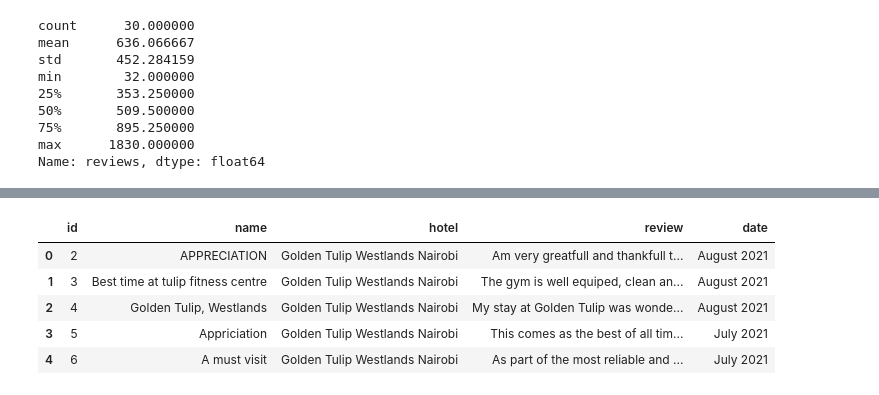
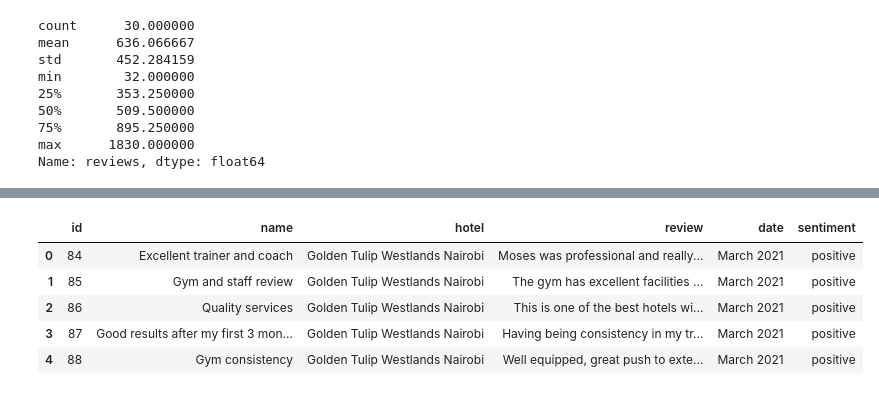
Before and after one commit to BonfaceThaa/hotels_classifier, a Jupyter notebook: notebooks/hotels-reviews-exploratory-data-analysis.ipynb, the cells around one changed output, grey strips where cells are left out. Saved outputs shown, nothing was run; the diff lists cells and outputs as text; code cells hidden in the pictures.

```diff
--- a/notebooks/hotels-reviews-exploratory-data-analysis.ipynb
+++ b/notebooks/hotels-reviews-exploratory-data-analysis.ipynb
@@ -59,13 +64,13 @@ Name: reviews, dtype: float64
 # %%
-reviews = pd.read_csv('../data/kenya_hotel_reviews.csv', usecols=['id','name','hotel','review','date'])
+reviews = pd.read_csv('../data/hotel_reviews.csv', usecols=['id','name','hotel','review','date', 'sentiment'])
 
 reviews.head()
 # %% [output]
-|  | id | name | hotel | review | date |
-| 0 | 2 | APPRECIATION | Golden Tulip Westlands Nairobi | Am very greatfull and thankfull t... | August 2021 |
-| 1 | 3 | Best time at tulip fitness centre | Golden Tulip Westlands Nairobi | The gym is well equiped, clean an... | August 2021 |
-| 2 | 4 | Golden Tulip, Westlands | Golden Tulip Westlands Nairobi | My stay at Golden Tulip was wonde... | August 2021 |
-| 3 | 5 | Appriciation | Golden Tulip Westlands Nairobi | This comes as the best of all tim... | July 2021 |
-| 4 | 6 | A must visit | Golden Tulip Westlands Nairobi | As part of the most reliable and ... | July 2021 |
+|  | id | name | hotel | review | date | sentiment |
+| 0 | 84 | Excellent trainer and coach | Golden Tulip Westlands Nairobi | Moses was professional and really... | March 2021 | positive |
+| 1 | 85 | Gym and staff review | Golden Tulip Westlands Nairobi | The gym has excellent facilities ... | March 2021 | positive |
+| 2 | 86 | Quality services | Golden Tulip Westlands Nairobi | This is one of the best hotels wi... | March 2021 | positive |
+| 3 | 87 | Good results after my first 3 mon... | Golden Tulip Westlands Nairobi | Having being consistency in my tr... | March 2021 | positive |
+| 4 | 88 | Gym consistency | Golden Tulip Westlands Nairobi | Well equipped, great push to exte... | March 2021 | positive |
 # %%
 reviews['year'] = reviews['date'].map(lambda date: date.split(' ')[1] if type(date) != float and len(date.split(' ')) <= 2 and len(date.split(' ')[1]) == 4 else None)
```
Also changed, not shown: parts of 7 cells of this notebook, 13 other files.
